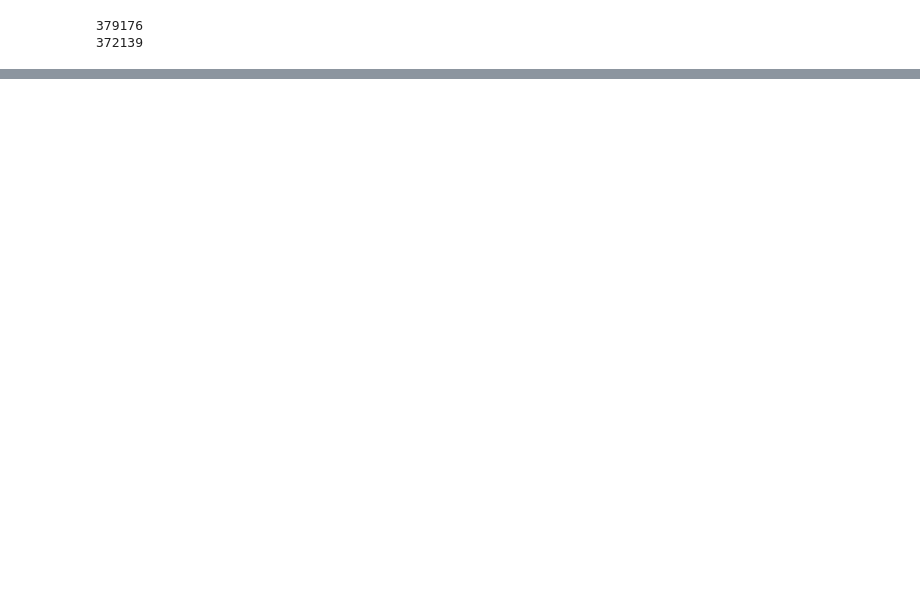
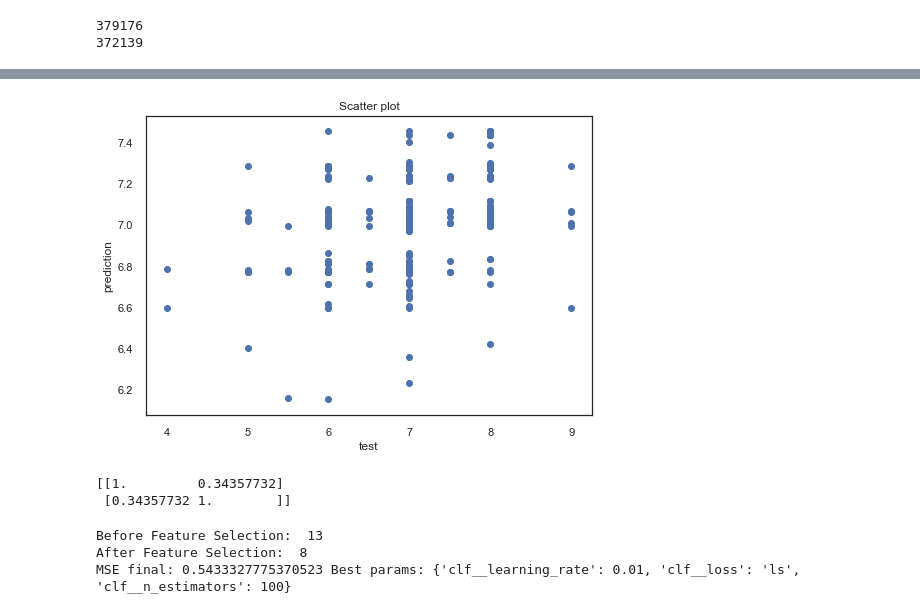
Before and after one commit to levrex/AppMoodPrediction, a Jupyter notebook: Datamining_Mood.ipynb, the cells around one changed output, grey strips where cells are left out. Drawn from its saved outputs; the diff is of its cells as text; code cells hidden in the pictures; blank space fills up the shorter version.

```diff
--- a/Datamining_Mood.ipynb
+++ b/Datamining_Mood.ipynb
@@ -305,0 +333,21 @@ df_mood[((df_mood['value']>10.0)&(df_mood['variable']=='mood'))]
+# %%
+sns.set(style="white")
+
+# Generate a large random dataset
+
+# Compute the correlation matrix
+corr = df_agg.corr()
+
+# Generate a mask for the upper triangle
+mask = np.triu(np.ones_like(corr, dtype=np.bool))
+
+# Set up the matplotlib figure
+f, ax = plt.subplots(figsize=(11, 9))
+
+# Generate a custom diverging colormap
+cmap = sns.diverging_palette(220, 10, as_cmap=True)
+
+# Draw the heatmap with the mask and correct aspect ratio
+fig = sns.heatmap(corr, mask=mask, cmap=cmap, vmax=.3, center=0,
+            square=True, linewidths=.5, cbar_kws={"shrink": .5})
+fig.figure.savefig("figures/correlation_heatmap.png")
@@ -305,0 +367,5 @@ df_mood[((df_mood['value']>10.0)&(df_mood['variable']=='mood'))]
+# %%
+clf = Pipeline([
+                ('scale', StandardScaler()),
+                ('clf', GradientBoostingRegressor())
+            ])
@@ -305,0 +480,24 @@ df_mood[((df_mood['value']>10.0)&(df_mood['variable']=='mood'))]
+# %%
+# Plot
+plt.scatter(y_valid, y_pred) #
+plt.title('Scatter plot')
+plt.xlabel('test')
+plt.ylabel('prediction')
+plt.show()
+print(np.corrcoef(y_valid, y_pred))
+# %% [output]
+[figure, added]
+[[1.         0.34357732]
+ [0.34357732 1.        ]]
+# %%
+print('Before Feature Selection: ', len(X_test.columns))
+X_test_t = sfm.transform(X_test) #.shape[1]
+print('After Feature Selection: ', len(X_test_t[0]))
+y_pred =  grid.predict(X_test_t)
+err = mean_squared_error(y_test, y_pred)
+print('MSE final:', str(err), 'Best params:', str(grid.best_params_))  # print best hyperparam
+#print(classification_report(y_test, y_pred, target_names=['0', '1', '2']))
+# %% [output]
+Before Feature Selection:  13
+After Feature Selection:  8
+MSE final: 0.5433327775370523 Best params: {'clf__learning_rate': 0.01, 'clf__loss': 'ls', 'clf__n_estimators': 100}
```
Also changed, not shown: parts of 29 cells of this notebook, 6 other files.
